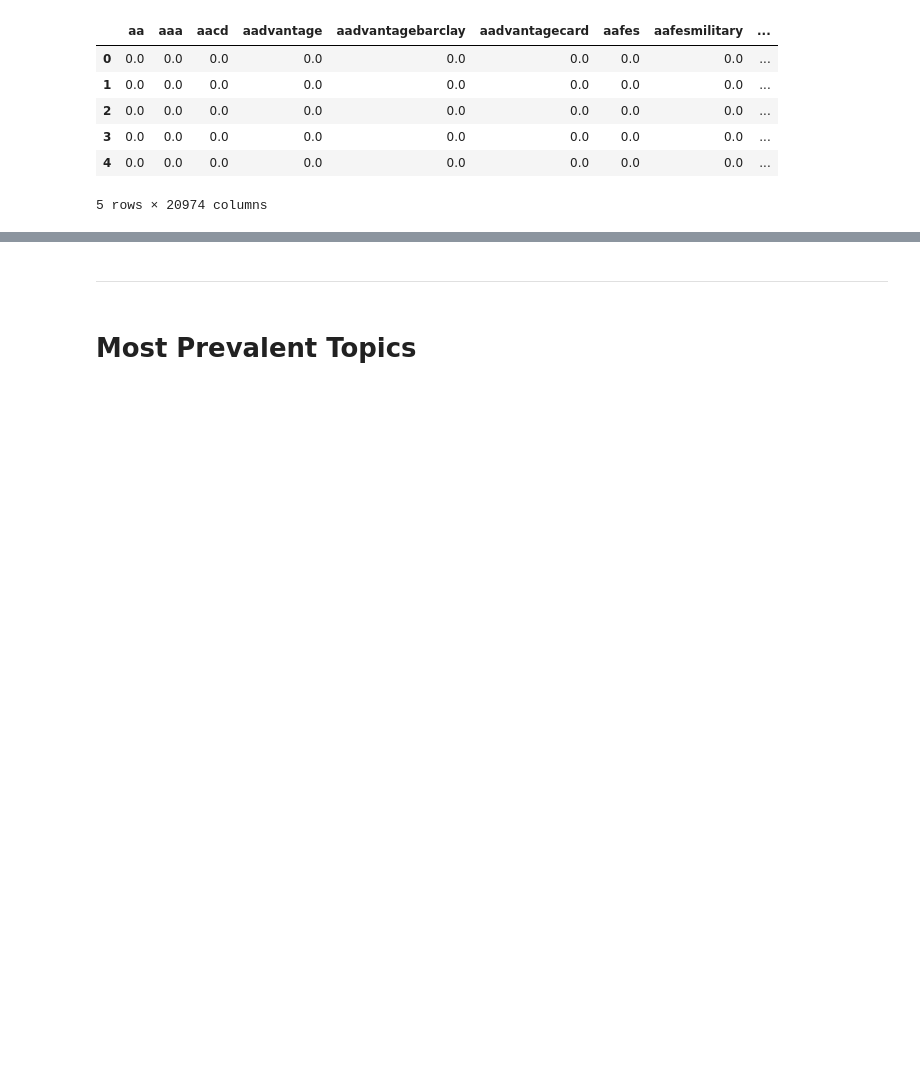
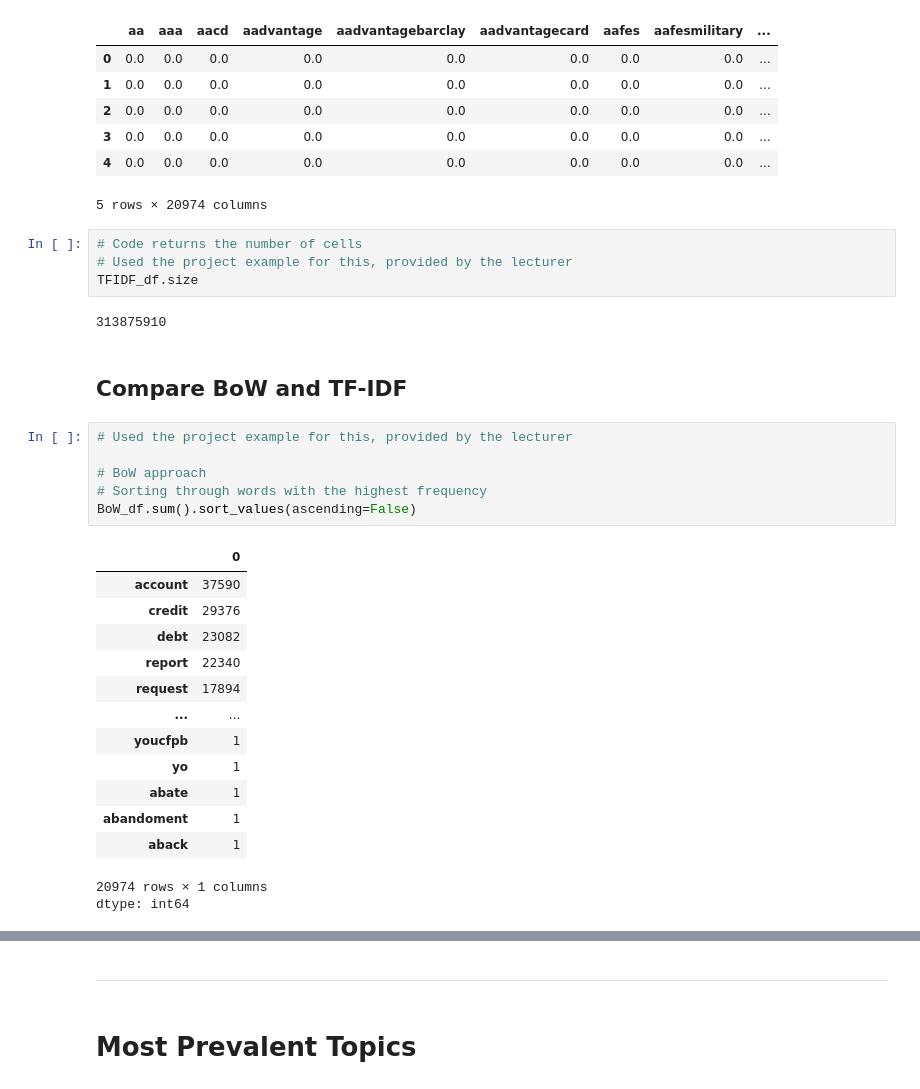
Before and after one commit to melaniedaniel7/CFPB-Text-Analysis-Using-NLP-Techniques, a Jupyter notebook: Task 1: Use NLP techniques to analyze a collection of texts.ipynb, the cells around one changed output, grey strips where cells are left out. Cells and saved outputs as stored; diff of their text form; blank space fills up the shorter version.

```diff
--- a/Task 1: Use NLP techniques to analyze a collection of texts.ipynb
+++ b/Task 1: Use NLP techniques to analyze a collection of texts.ipynb
@@ -290,3 +299,32 @@ Shape of TF-IDF matrix: (14965, 20974)
 | 3 | 0.0 | 0.0 | 0.0 | 0.0 | 0.0 | 0.0 | 0.0 | 0.0 | ... |
 | 4 | 0.0 | 0.0 | 0.0 | 0.0 | 0.0 | 0.0 | 0.0 | 0.0 | ... |
 5 rows × 20974 columns
+# %%
+# Code returns the number of cells
+# Used the project example for this, provided by the lecturer
+TFIDF_df.size
+# %% [output]
+313875910
+# %% [markdown]
+## **Compare BoW and TF-IDF**
+# %%
+# Used the project example for this, provided by the lecturer
+
+# BoW approach
+# Sorting through words with the highest frequency
+BoW_df.sum().sort_values(ascending=False)
+# %% [output]
+|  | 0 |
+| account | 37590 |
+| credit | 29376 |
+| debt | 23082 |
+| report | 22340 |
+| request | 17894 |
+| ... | ... |
+| youcfpb | 1 |
+| yo | 1 |
+| abate | 1 |
+| abandoment | 1 |
+| aback | 1 |
+20974 rows × 1 columns
+dtype: int64
```
Also changed, not shown: parts of 5 cells of this notebook.
